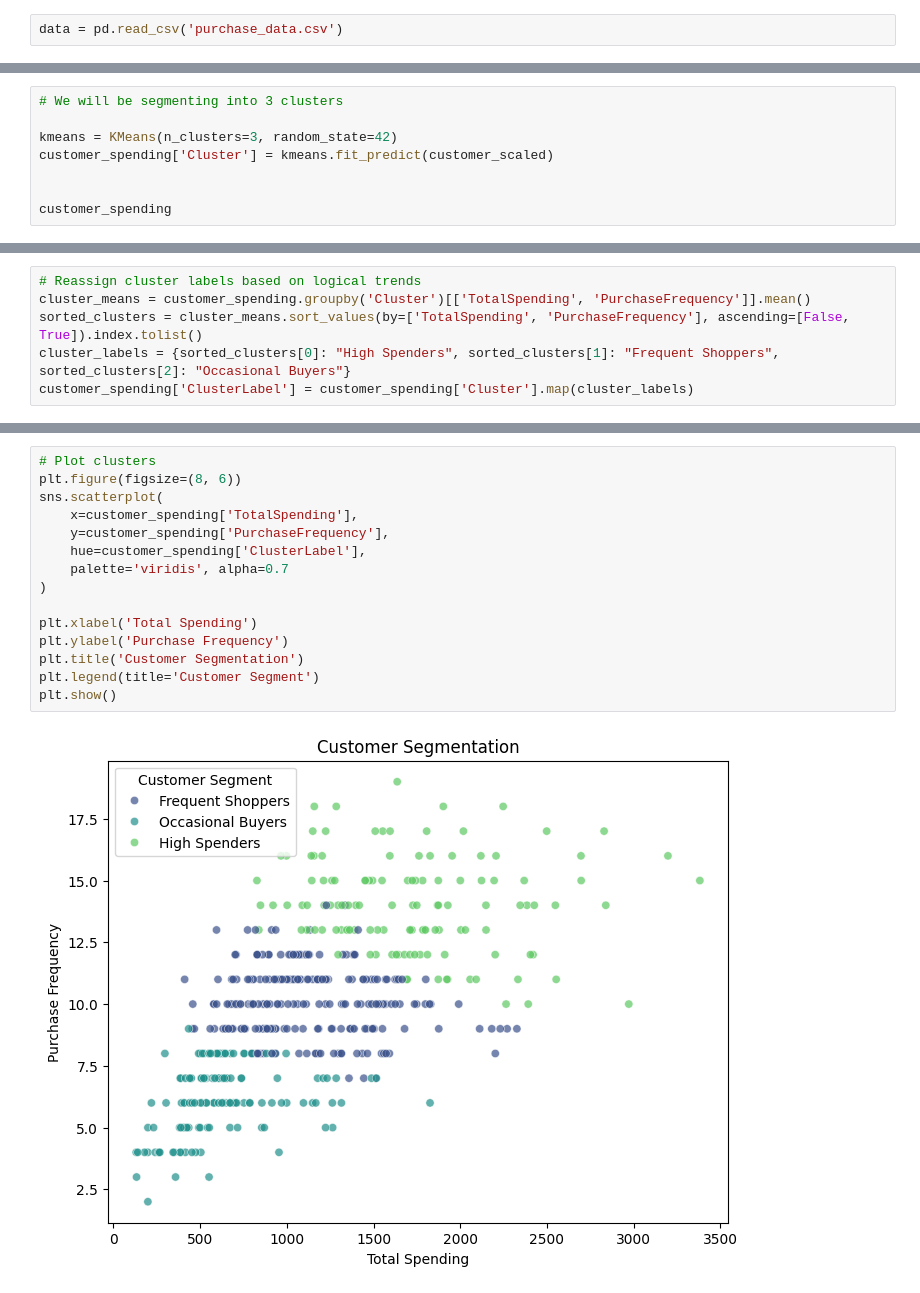
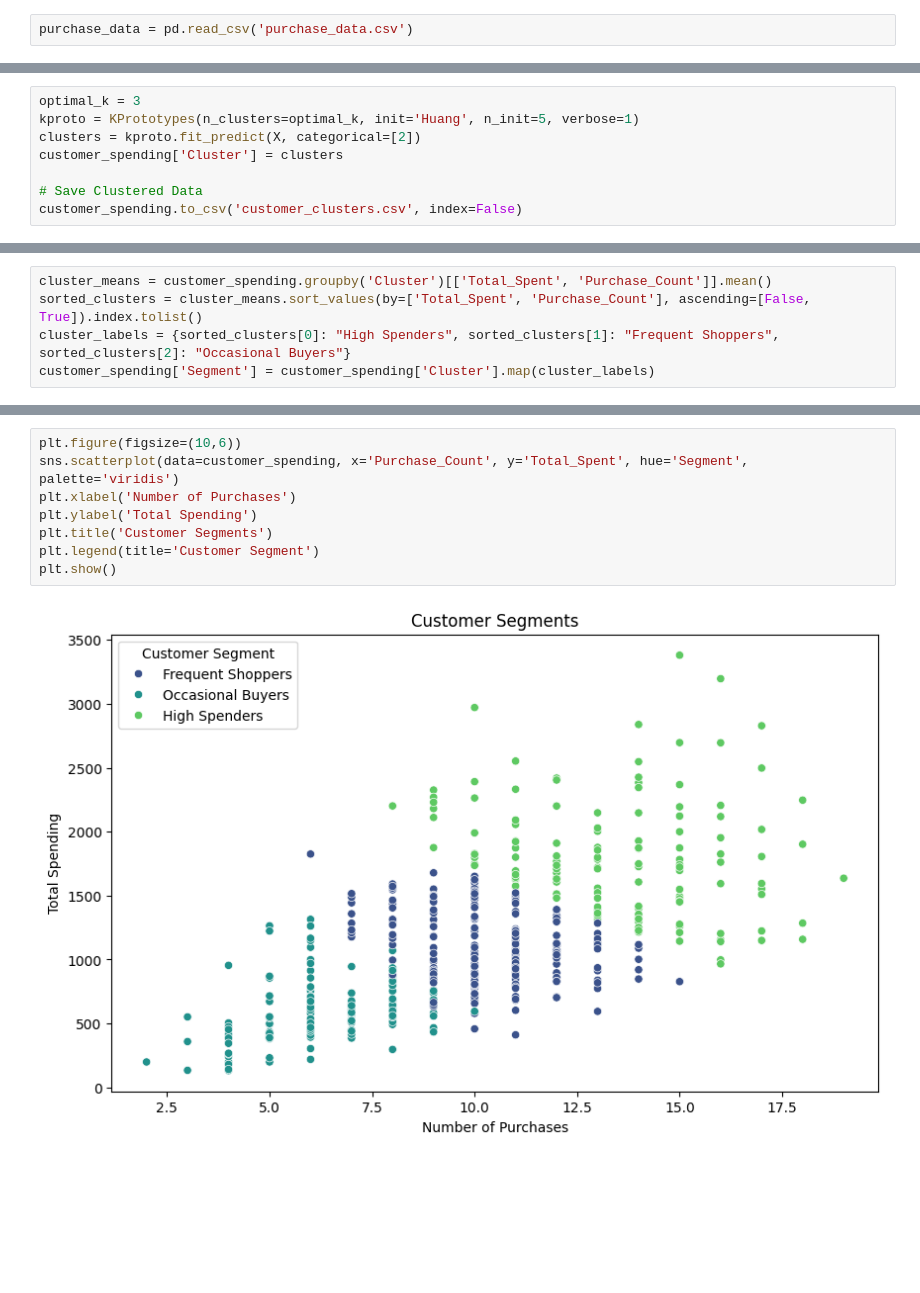
Before and after one commit to dk556cornell/Personalized-recommendations, a Jupyter notebook: Classification/Clustering_Final.ipynb, the cells around one changed output, grey strips where cells are left out. Saved outputs shown, nothing was run; the diff lists cells and outputs as text; blank space fills up the shorter version.

```diff
--- a/Classification/Clustering_Final.ipynb
+++ b/Classification/Clustering_Final.ipynb
@@ -10,2 +16,2 @@ from sklearn.model_selection import train_test_split
 # %%
-data = pd.read_csv('purchase_data.csv')
+purchase_data = pd.read_csv('purchase_data.csv')
@@ -40,8 +65,0 @@ plt.show()
-# %%
-# We will be segmenting into 3 clusters
-
-kmeans = KMeans(n_clusters=3, random_state=42)
-customer_spending['Cluster'] = kmeans.fit_predict(customer_scaled)
-
-
-customer_spending
@@ -61,0 +66,8 @@ customer_spending
+# %%
+optimal_k = 3
+kproto = KPrototypes(n_clusters=optimal_k, init='Huang', n_init=5, verbose=1)
+clusters = kproto.fit_predict(X, categorical=[2])
+customer_spending['Cluster'] = clusters
+
+# Save Clustered Data
+customer_spending.to_csv('customer_clusters.csv', index=False)
@@ -62,6 +114,5 @@ customer_spending
 # %%
-# Reassign cluster labels based on logical trends
-cluster_means = customer_spending.groupby('Cluster')[['TotalSpending', 'PurchaseFrequency']].mean()
-sorted_clusters = cluster_means.sort_values(by=['TotalSpending', 'PurchaseFrequency'], ascending=[False, True]).index.tolist()
+cluster_means = customer_spending.groupby('Cluster')[['Total_Spent', 'Purchase_Count']].mean()
+sorted_clusters = cluster_means.sort_values(by=['Total_Spent', 'Purchase_Count'], ascending=[False, True]).index.tolist()
 cluster_labels = {sorted_clusters[0]: "High Spenders", sorted_clusters[1]: "Frequent Shoppers", sorted_clusters[2]: "Occasional Buyers"}
-customer_spending['ClusterLabel'] = customer_spending['Cluster'].map(cluster_labels)
+customer_spending['Segment'] = customer_spending['Cluster'].map(cluster_labels)
@@ -70,17 +119,10 @@ data = data.merge(customer_spending[['Customer ID', 'Cluster', 'ClusterLabel']],
 # %%
-# Plot clusters
-plt.figure(figsize=(8, 6))
-sns.scatterplot(
-    x=customer_spending['TotalSpending'],
-    y=customer_spending['PurchaseFrequency'],
-    hue=customer_spending['ClusterLabel'],
-    palette='viridis', alpha=0.7
-)
-
-plt.xlabel('Total Spending')
-plt.ylabel('Purchase Frequency')
-plt.title('Customer Segmentation')
+plt.figure(figsize=(10,6))
+sns.scatterplot(data=customer_spending, x='Purchase_Count', y='Total_Spent', hue='Segment', palette='viridis')
+plt.xlabel('Number of Purchases')
+plt.ylabel('Total Spending')
+plt.title('Customer Segments')
 plt.legend(title='Customer Segment')
 plt.show()
 # %% [output]
-[figure, old version]
+[figure, new version]
```
Also changed, not shown: parts of 13 cells of this notebook, 4 other files.
